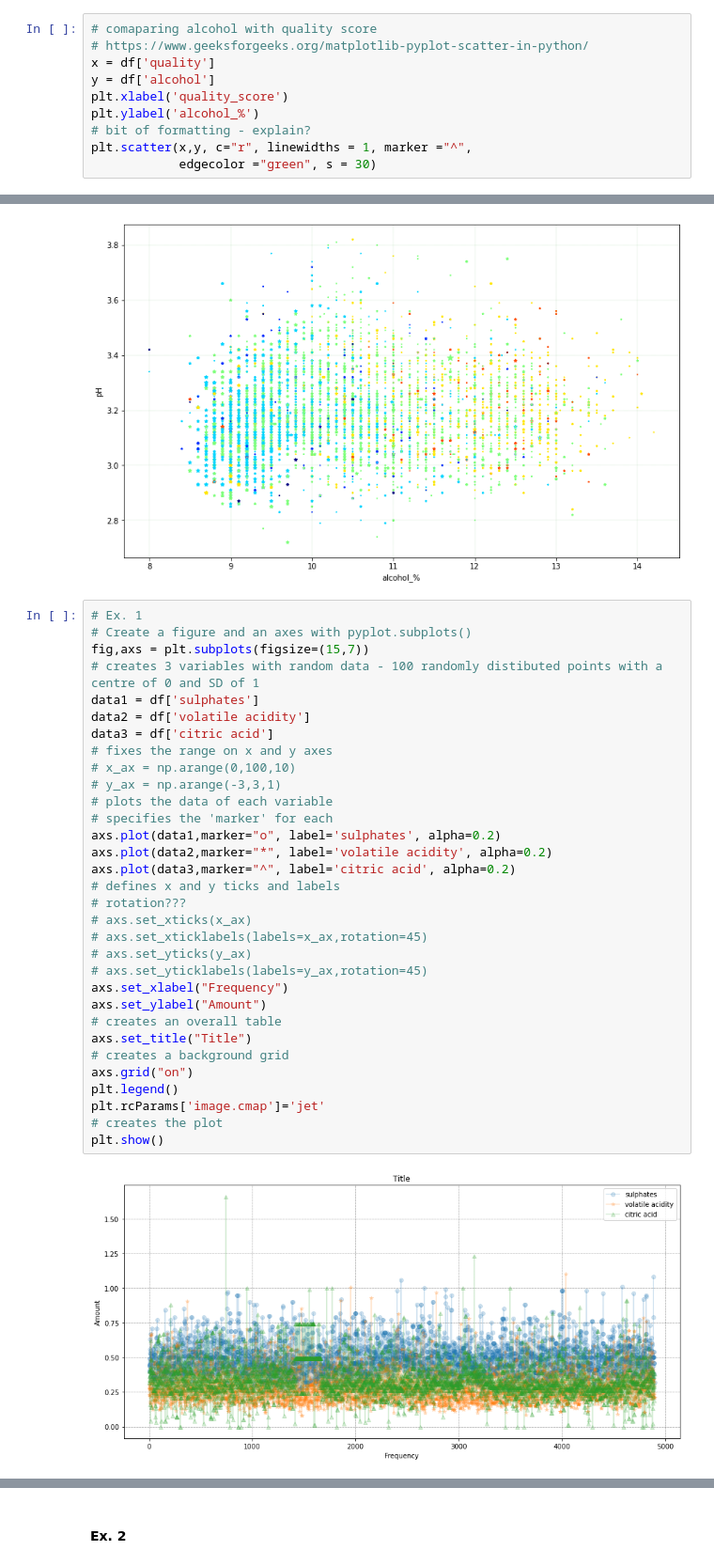
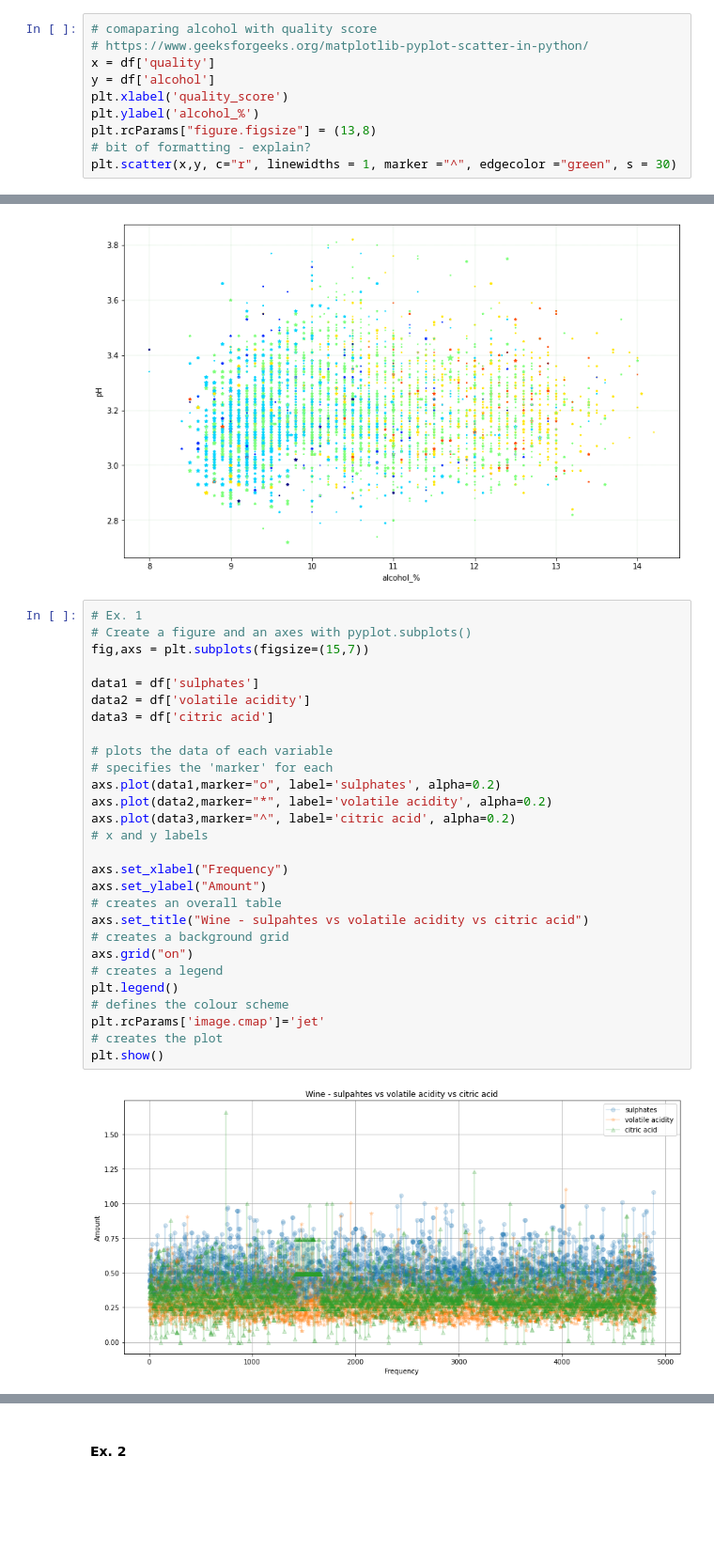
Before and after one commit to Caoimhinv/Fundamentals_Assessment, a Jupyter notebook: pyplot.ipynb, the cells around one changed output, grey strips where cells are left out. Shown at 94% size. Cells and saved outputs as stored; diff of their text form; blank space fills up the shorter version.

Commit message:
new wine dataset for matplotlib

```diff
--- a/pyplot.ipynb
+++ b/pyplot.ipynb
@@ -76,9 +74,9 @@ x = df['quality']
 y = df['alcohol']
 plt.xlabel('quality_score')
 plt.ylabel('alcohol_%')
+plt.rcParams["figure.figsize"] = (13,8)
 # bit of formatting - explain?
-plt.scatter(x,y, c="r", linewidths = 1, marker ="^",
-            edgecolor ="green", s = 30)
+plt.scatter(x,y, c="r", linewidths = 1, marker ="^", edgecolor ="green", s = 30)
 # %% [output]
 <matplotlib.collections.PathCollection at 0x...>
 [figure]
@@ -109,34 +107,30 @@ plt.show()
 # %%
 # Ex. 1
 # Create a figure and an axes with pyplot.subplots()
 fig,axs = plt.subplots(figsize=(15,7))
-# creates 3 variables with random data - 100 randomly distibuted points with a centre of 0 and SD of 1
+
 data1 = df['sulphates']
 data2 = df['volatile acidity']
 data3 = df['citric acid']
-# fixes the range on x and y axes
-# x_ax = np.arange(0,100,10)
-# y_ax = np.arange(-3,3,1)
+
 # plots the data of each variable
 # specifies the 'marker' for each
 axs.plot(data1,marker="o", label='sulphates', alpha=0.2)
 axs.plot(data2,marker="*", label='volatile acidity', alpha=0.2)
 axs.plot(data3,marker="^", label='citric acid', alpha=0.2)
-# defines x and y ticks and labels
-# rotation???
-# axs.set_xticks(x_ax)
-# axs.set_xticklabels(labels=x_ax,rotation=45)
-# axs.set_yticks(y_ax)
-# axs.set_yticklabels(labels=y_ax,rotation=45)
+# x and y labels
+
 axs.set_xlabel("Frequency")
 axs.set_ylabel("Amount")
 # creates an overall table
-axs.set_title("Title")
+axs.set_title("Wine - sulpahtes vs volatile acidity vs citric acid")
 # creates a background grid
 axs.grid("on")
+# creates a legend
 plt.legend()
+# defines the colour scheme
 plt.rcParams['image.cmap']='jet'
 # creates the plot
 plt.show()
 # %% [output]
-[figure, old version]
+[figure, new version]
```
Also changed, not shown: parts of 19 cells of this notebook, 8 other files.
